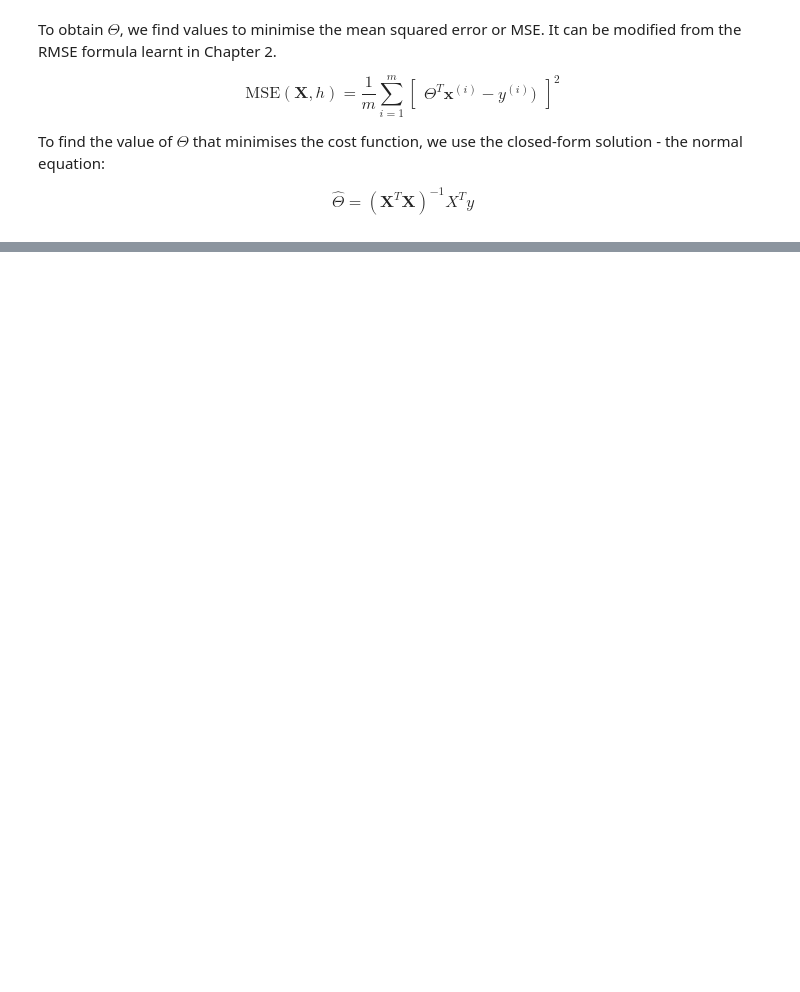
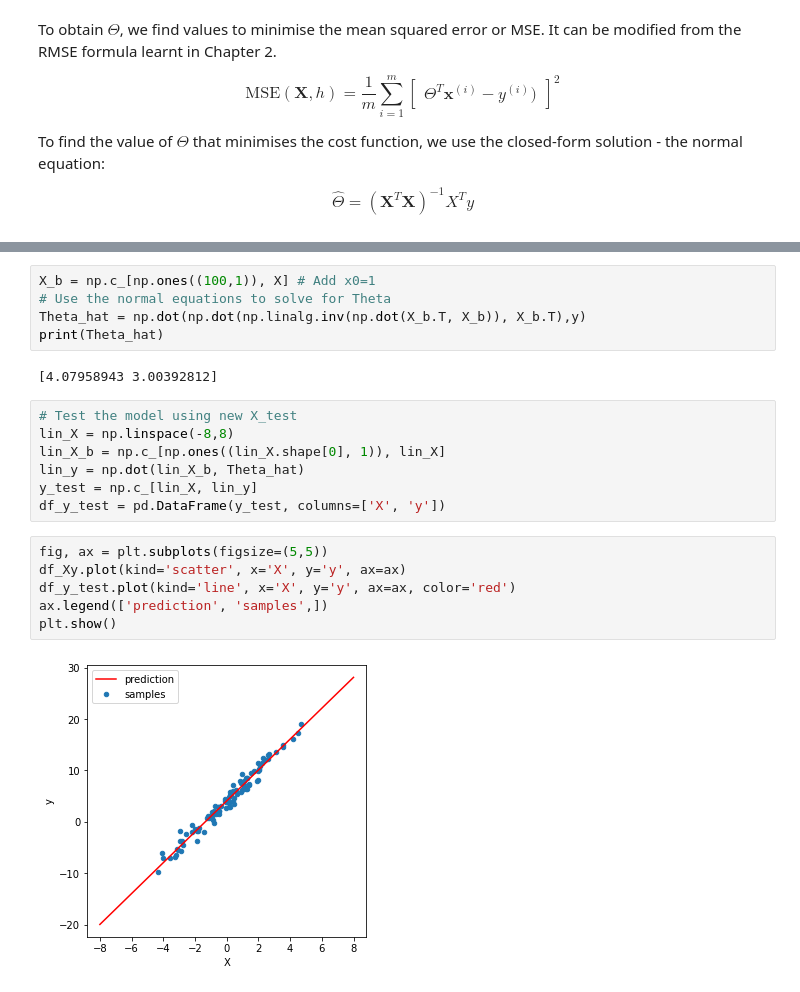
Before and after one commit to bryanblackbee/topic__hands-on-machine-learning, a Jupyter notebook: chap04/04-textbook-training-models-01.ipynb, the cells around one changed output, grey strips where cells are left out. Cells and saved outputs as stored; diff of their text form; blank space fills up the shorter version.

```diff
--- a/chap04/04-textbook-training-models-01.ipynb
+++ b/chap04/04-textbook-training-models-01.ipynb
@@ -25,0 +48,22 @@ $$\hat{\Theta} = (\mathbf X ^T \mathbf X)^{-1} X^Ty$$
+# %%
+X_b = np.c_[np.ones((100,1)), X] # Add x0=1
+# Use the normal equations to solve for Theta
+Theta_hat = np.dot(np.dot(np.linalg.inv(np.dot(X_b.T, X_b)), X_b.T),y)
+print(Theta_hat)
+# %% [output]
+[4.07958943 3.00392812]
+# %%
+# Test the model using new X_test
+lin_X = np.linspace(-8,8)
+lin_X_b = np.c_[np.ones((lin_X.shape[0], 1)), lin_X]
+lin_y = np.dot(lin_X_b, Theta_hat)
+y_test = np.c_[lin_X, lin_y]
+df_y_test = pd.DataFrame(y_test, columns=['X', 'y'])
+# %%
+fig, ax = plt.subplots(figsize=(5,5))
+df_Xy.plot(kind='scatter', x='X', y='y', ax=ax)
+df_y_test.plot(kind='line', x='X', y='y', ax=ax, color='red')
+ax.legend(['prediction', 'samples',])
+plt.show()
+# %% [output]
+[figure, added]
```
Also changed, not shown: parts of 17 cells of this notebook.
